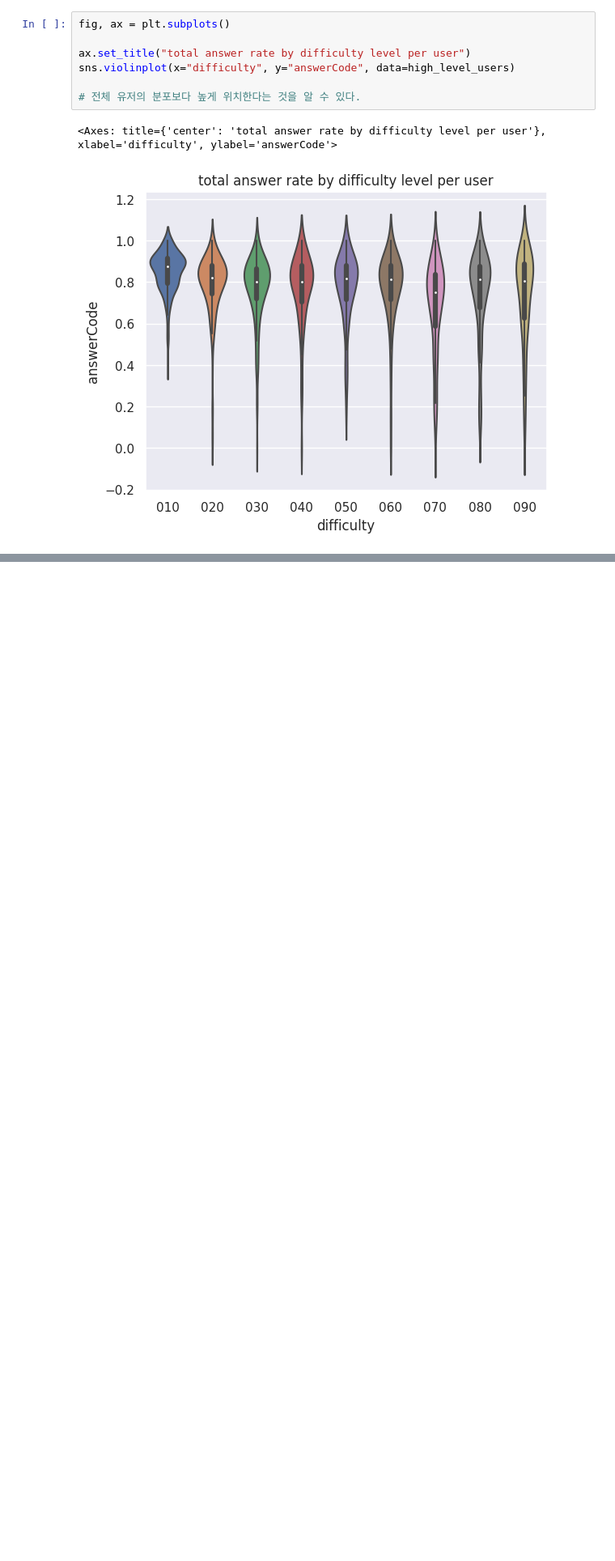
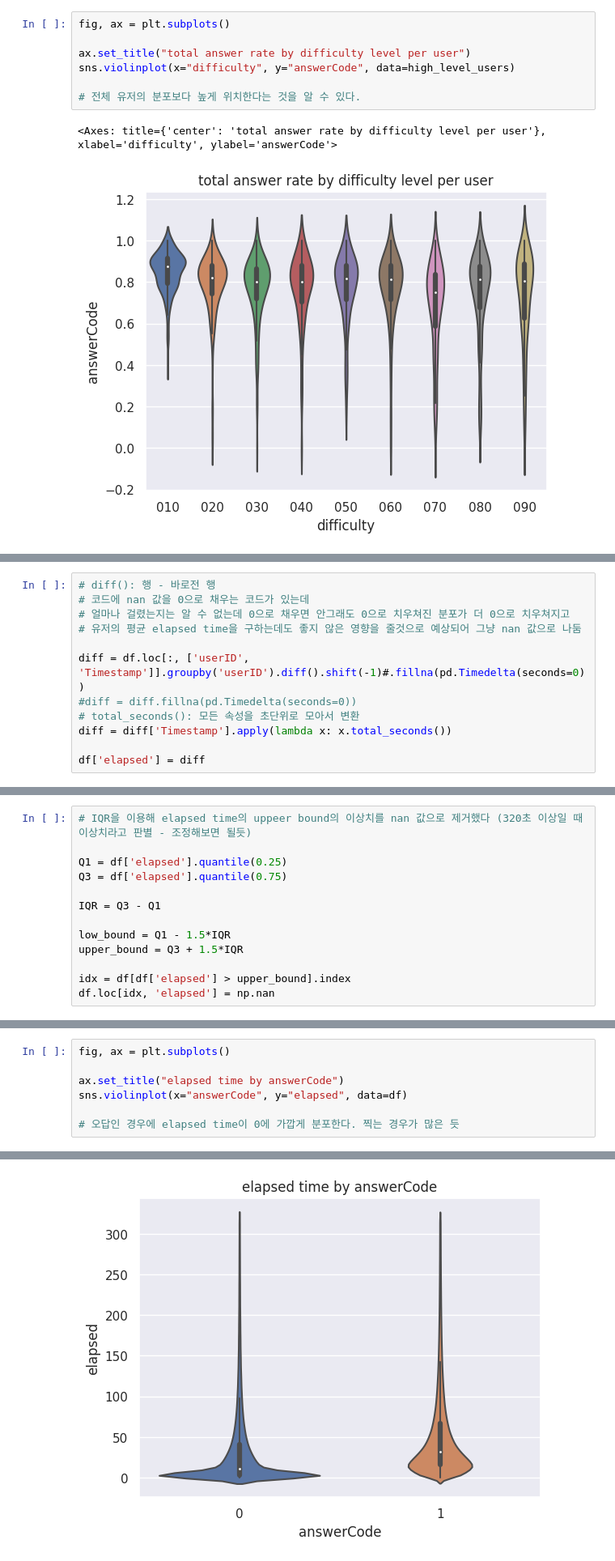
Before and after one commit to boostcampaitech5/level2_dkt-recsys-09, a Jupyter notebook: eda/khj_eda.ipynb, the cells around one changed output, grey strips where cells are left out. Shown at 81% size. Drawn from its saved outputs; the diff is of its cells as text; blank space fills up the shorter version.

Commit message:
Add EDA for Timestamp

```diff
--- a/eda/khj_eda.ipynb
+++ b/eda/khj_eda.ipynb
@@ -524,0 +515,12 @@ sns.violinplot(x="difficulty", y="answerCode", data=high_level_users)
+# %%
+# diff(): 행 - 바로전 행
+# 코드에 nan 값을 0으로 채우는 코드가 있는데
+# 얼마나 걸렸는지는 알 수 없는데 0으로 채우면 안그래도 0으로 치우쳐진 분포가 더 0으로 치우쳐지고
+# 유저의 평균 elapsed time을 구하는데도 좋지 않은 영향을 줄것으로 예상되어 그냥 nan 값으로 나둠
+
+diff = df.loc[:, ['userID', 'Timestamp']].groupby('userID').diff().shift(-1)#.fillna(pd.Timedelta(seconds=0))
+#diff = diff.fillna(pd.Timedelta(seconds=0))
+# total_seconds(): 모든 속성을 초단위로 모아서 변환
+diff = diff['Timestamp'].apply(lambda x: x.total_seconds())
+
+df['elapsed'] = diff
@@ -524,0 +545,13 @@ sns.violinplot(x="difficulty", y="answerCode", data=high_level_users)
+# %%
+# IQR을 이용해 elapsed time의 uppeer bound의 이상치를 nan 값으로 제거했다 (320초 이상일 때 이상치라고 판별 - 조정해보면 될듯)
+
+Q1 = df['elapsed'].quantile(0.25)
+Q3 = df['elapsed'].quantile(0.75)
+
+IQR = Q3 - Q1
+
+low_bound = Q1 - 1.5*IQR
+upper_bound = Q3 + 1.5*IQR
+
+idx = df[df['elapsed'] > upper_bound].index
+df.loc[idx, 'elapsed'] = np.nan
@@ -524,0 +570,8 @@ sns.violinplot(x="difficulty", y="answerCode", data=high_level_users)
+# %%
+fig, ax = plt.subplots()
+
+ax.set_title("elapsed time by answerCode")
+sns.violinplot(x="answerCode", y="elapsed", data=df)
+
+# 오답인 경우에 elapsed time이 0에 가깝게 분포한다. 찍는 경우가 많은 듯
+# %% [output]
@@ -524,0 +579 @@ sns.violinplot(x="difficulty", y="answerCode", data=high_level_users)
+[figure, added]
```
Also changed, not shown: parts of 66 cells of this notebook.
